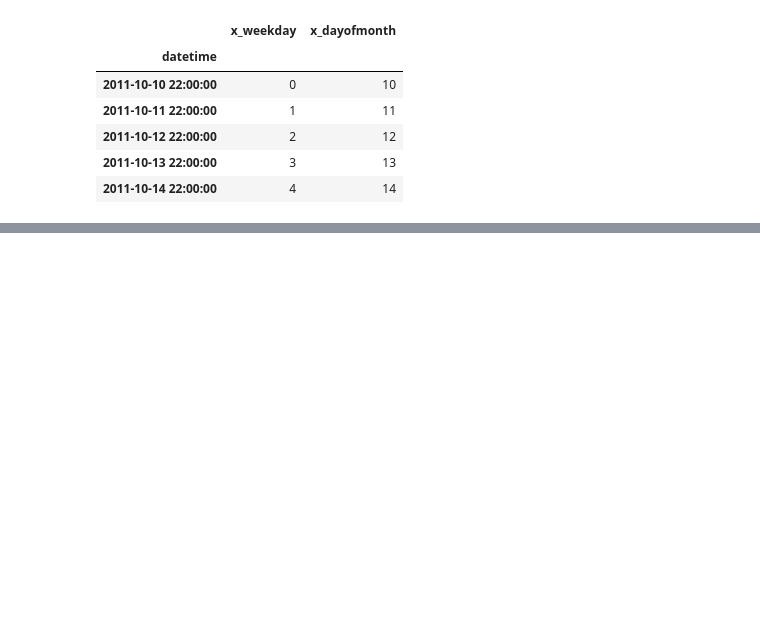
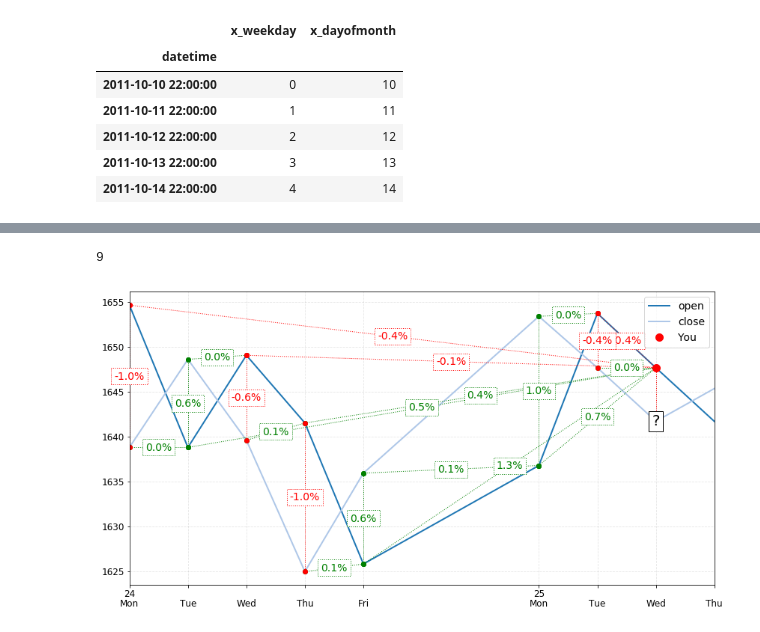
Before and after one commit to Hjartarson/stock-market, a Jupyter notebook: make-report-OMXS30.ipynb, the cells around one changed output, grey strips where cells are left out. Saved outputs shown, nothing was run; the diff lists cells and outputs as text; code cells hidden in the pictures; blank space fills up the shorter version.

```diff
--- a/make-report-OMXS30.ipynb
+++ b/make-report-OMXS30.ipynb
@@ -183 +92,43 @@ df[['y_open_close_days_0','x_open_open_day_1_streak']].replace([np.inf,-np.inf],
+# %%
+import plot as hp
+
+days = 15
+start_date = pd.to_datetime('2017-06-10')
+df_sel = df[(df.index < start_date+pd.DateOffset(days=days)) &
+                       (df.index >= start_date)][['open','close','high','low']]
+
+days = df_sel.shape[0]
+print(days)
+f, ax = plt.subplots(1,1)
+df_sel[['open','close']].plot(lw=2,ax=ax)
+d_day = 7
+HIST = True
+PRED = True
+if HIST:
+    for i in np.arange(0,d_day):
+        x1 = df_sel.index[i]; x2 = df_sel.index[i+1]
+        df_sel.pipe(hp.add_measurement,x=[x1,x2],m=['close','open'],ax=ax,color='y',text=True)
+        x1 = df_sel.index[i]; x2 = df_sel.index[d_day]
+        df_sel.pipe(hp.add_measurement,x=[x1,x2],m=['open','open'],ax=ax,color='y',text=True)
+        x1 = df_sel.index[i]; x2 = df_sel.index[i]
+        df_sel.pipe(hp.add_measurement,x=[x1,x2],m=['open','close'],ax=ax,color='y',text=True)
+if PRED:
+    for i in np.arange(d_day,d_day+1):
+        x1 = df_sel.index[d_day]; x2 = df_sel.index[i]
+        df_sel.pipe(hp.add_measurement,x=[x1,x2],m=['open','close'],ax=ax,color='orange')
+
+# YOU
+df_sel.iloc[[d_day]]['open'].rename('You').plot(marker='o', linestyle='none', color='r',ax=ax, legend=True ,
+                                                ms=10,alpha=1,lw=1)
+# QUESTIONMARK
+offset = 0
+ax.text(x=df_sel.index[d_day+offset], y=df_sel.loc[df_sel.index[d_day+offset]]['close'], s='?',size=20,ha="center",
+        va="center", bbox=dict(facecolor='white',ls='-'))
+
+df_sel.pipe(hp.set_daily_xticks,ax)
+filename  = 'all-'+str(days)+'-hist-'+str(HIST)+'-pred-'+str(PRED)+'.png'
+#hp.save_fig(f, filename)
+# %% [output]
+9
+[figure, added]
 # %%
```
Also changed, not shown: parts of 20 cells of this notebook, 10 other files.
